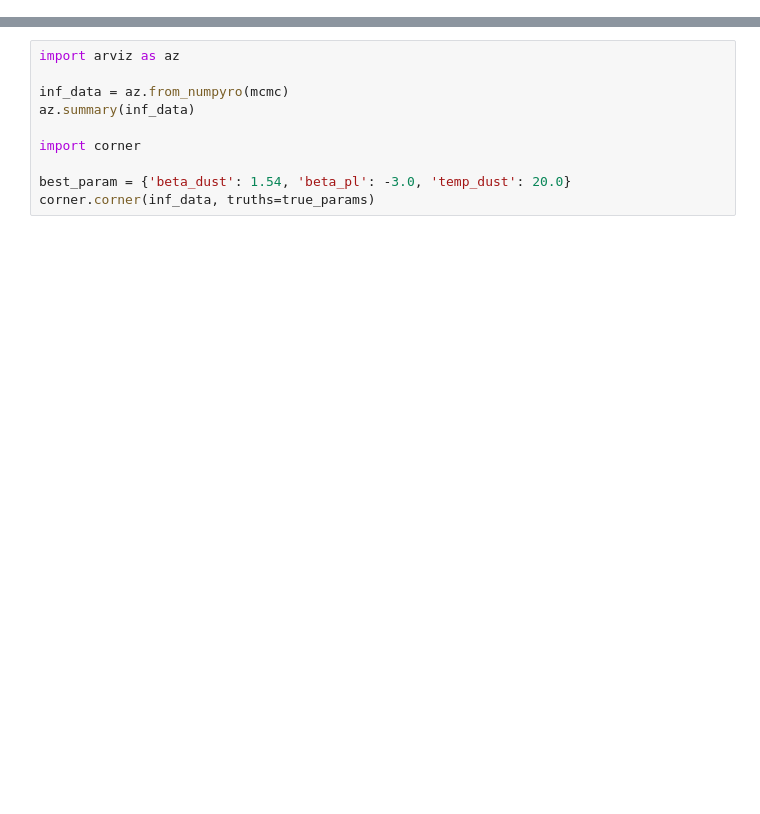
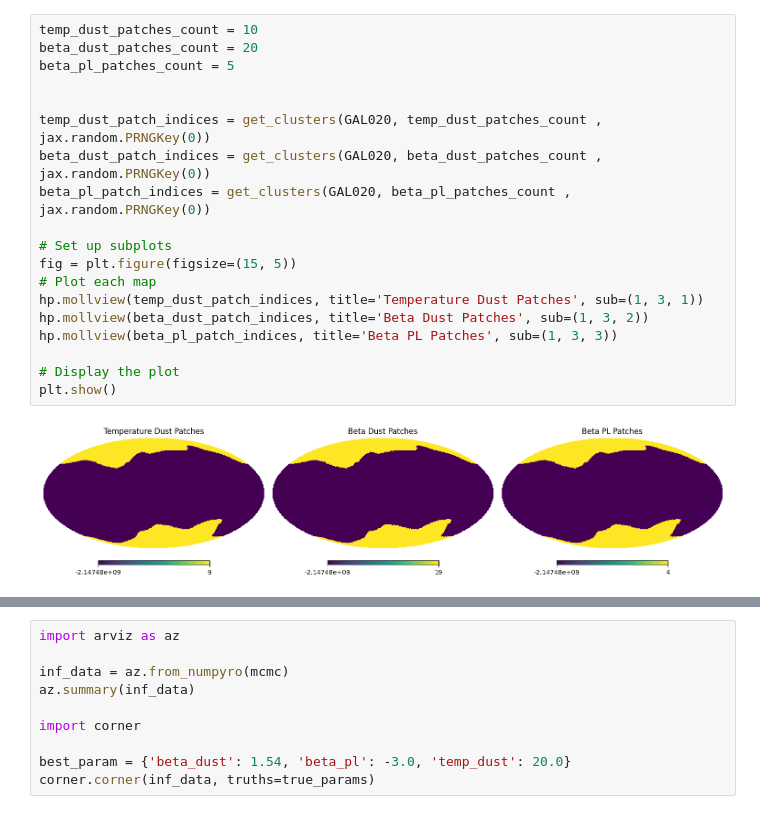
Before and after one commit to CMBSciPol/furax, a Jupyter notebook: examples/comp_sep/03_Clustering.ipynb, the cells around one changed output, grey strips where cells are left out. Saved outputs shown, nothing was run; the diff lists cells and outputs as text; blank space fills up the shorter version.

```diff
--- a/examples/comp_sep/03_Clustering.ipynb
+++ b/examples/comp_sep/03_Clustering.ipynb
@@ -1040,0 +72,21 @@ mcmc.print_summary()
+# %%
+temp_dust_patches_count = 10
+beta_dust_patches_count = 20
+beta_pl_patches_count = 5
+
+
+temp_dust_patch_indices = get_clusters(GAL020, temp_dust_patches_count , jax.random.PRNGKey(0))
+beta_dust_patch_indices = get_clusters(GAL020, beta_dust_patches_count , jax.random.PRNGKey(0))
+beta_pl_patch_indices = get_clusters(GAL020, beta_pl_patches_count , jax.random.PRNGKey(0))
+
+# Set up subplots
+fig = plt.figure(figsize=(15, 5))
+# Plot each map
+hp.mollview(temp_dust_patch_indices, title='Temperature Dust Patches', sub=(1, 3, 1))
+hp.mollview(beta_dust_patch_indices, title='Beta Dust Patches', sub=(1, 3, 2))
+hp.mollview(beta_pl_patch_indices, title='Beta PL Patches', sub=(1, 3, 3))
+
+# Display the plot
+plt.show()
+# %% [output]
+[figure, added]
```
Also changed, not shown: parts of 79 cells of this notebook, 9 other files.
